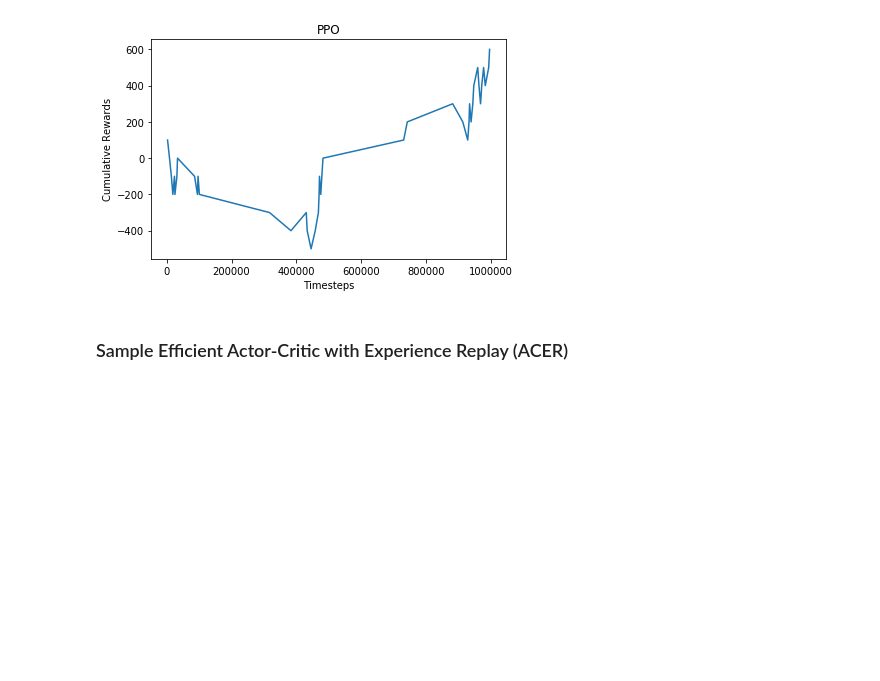
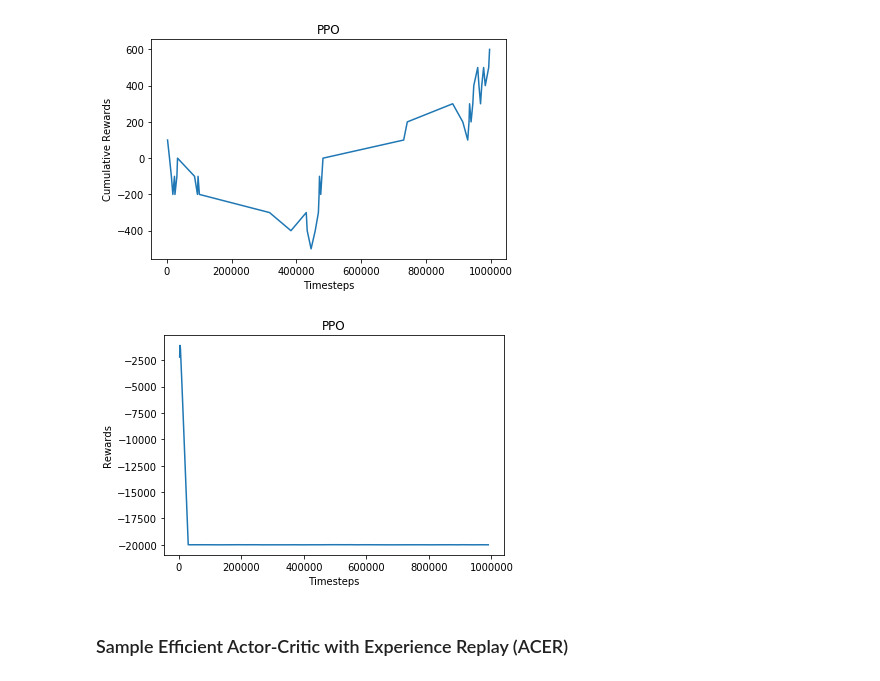
Before and after one commit to vitorhugo13/feup-iart, a Jupyter notebook: proj02/notebook.ipynb, the cells around one changed output. Saved outputs shown, nothing was run; the diff lists cells and outputs as text; code cells hidden in the pictures; blank space fills up the shorter version.

```diff
--- a/proj02/notebook.ipynb
+++ b/proj02/notebook.ipynb
@@ -336,6 +352,13 @@ cumulative_plot('./models/ppo1_v0/', 'PPO')
 cumulative_plot('./models/eximo-v3/ppo1_v0/', 'PPO')
 # %% [output]
 [figure]
+# %%
+# env = eximo-v4
+# all default settings
+
+regular_plot('./models/eximo-v4/ppo1_v0/', 'PPO')
+# %% [output]
+[figure, added]
 # %% [markdown]
 ### Sample Efficient Actor-Critic with Experience Replay (ACER)
 # %%
```
Also changed, not shown: parts of 11 cells of this notebook, 16 other files.
